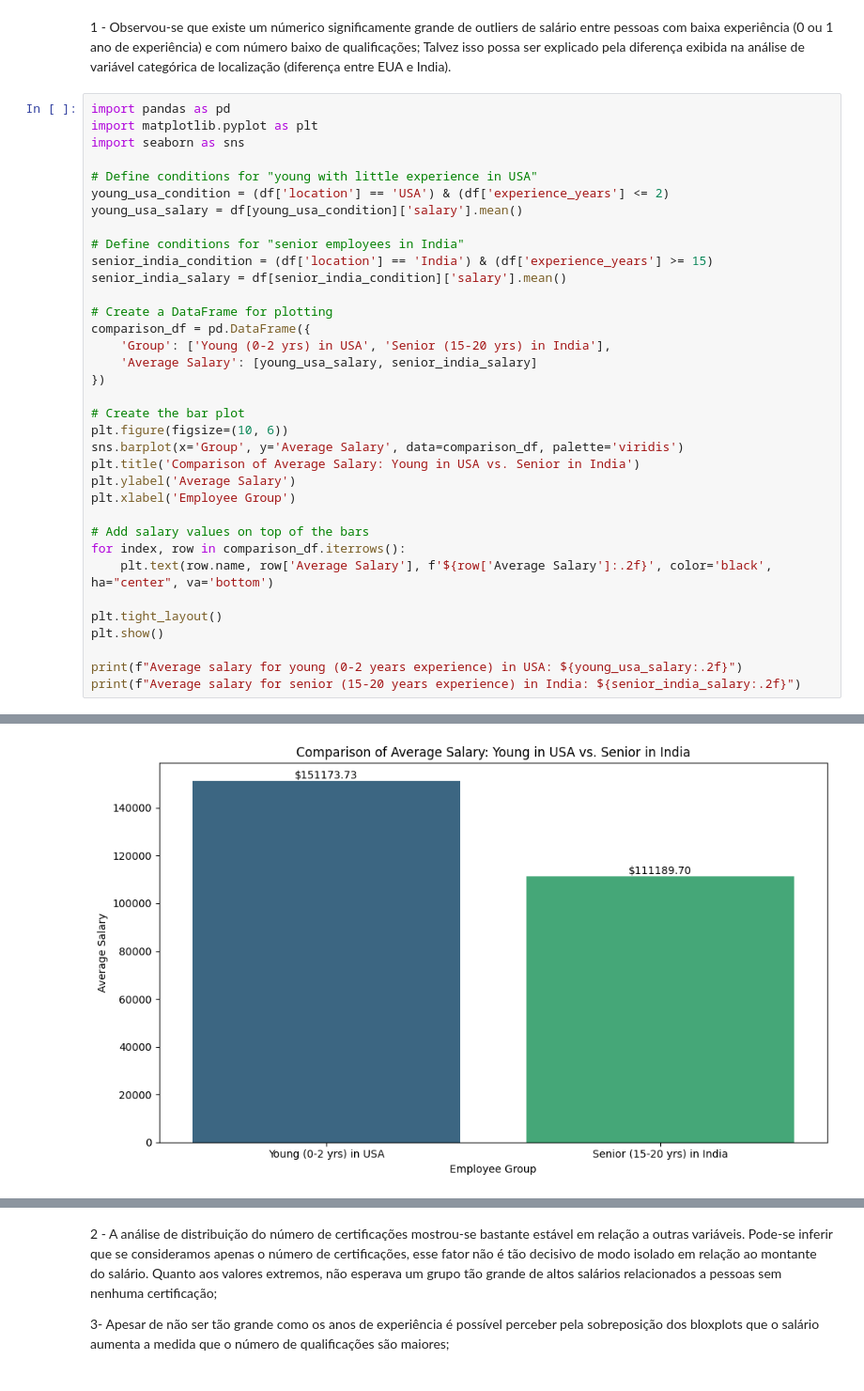
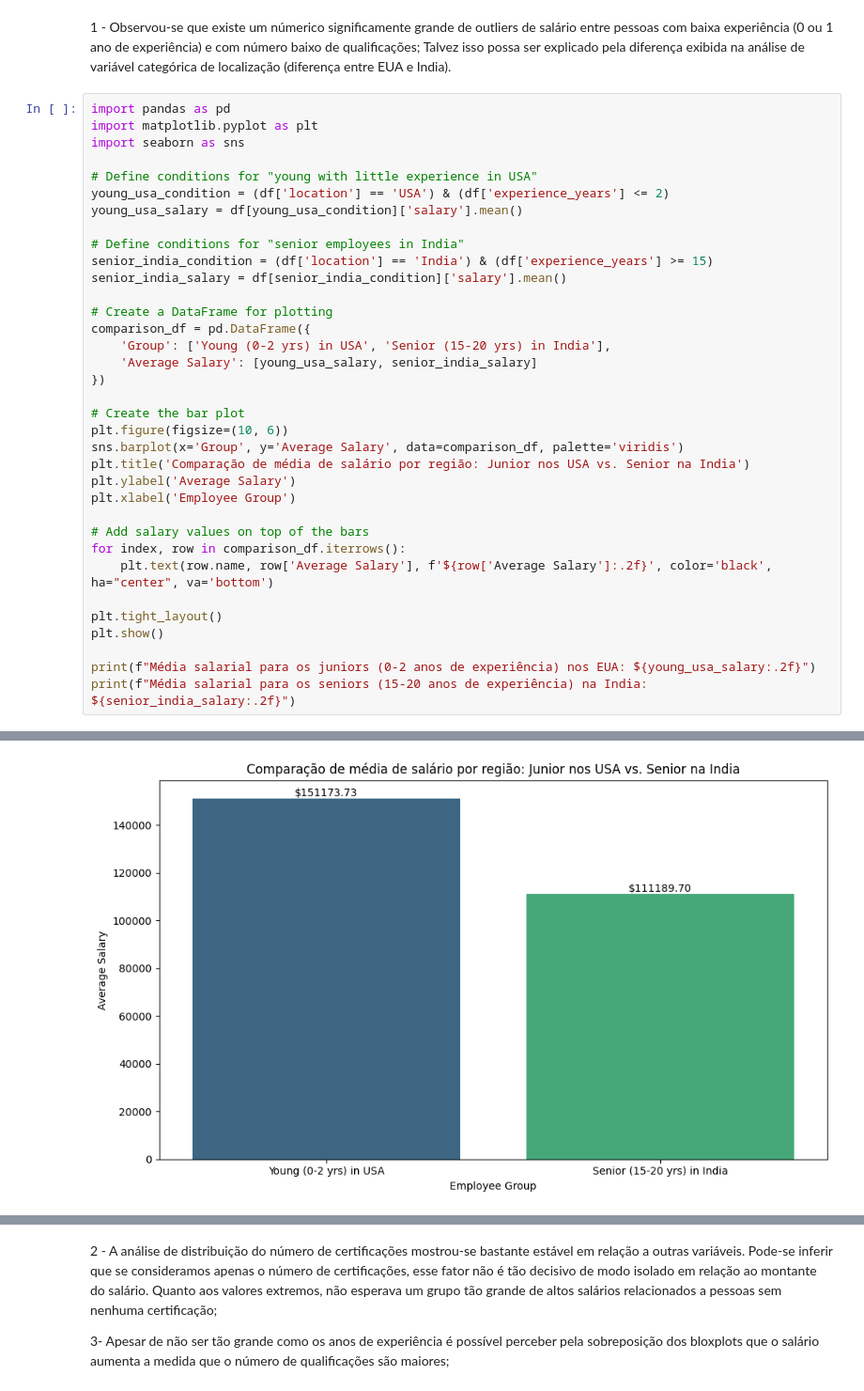
Before and after one commit to rafaelpvg/PUC_MVP, a Jupyter notebook: PUC_MVP_ANALISE_DE_DADOSvFinal.ipynb, the cells around one changed output, grey strips where cells are left out. Shown at 94% size. Drawn from its saved outputs; the diff is of its cells as text.

```diff
--- a/PUC_MVP_ANALISE_DE_DADOSvFinal.ipynb
+++ b/PUC_MVP_ANALISE_DE_DADOSvFinal.ipynb
@@ -305,34 +305,34 @@ import seaborn as sns
 young_usa_condition = (df['location'] == 'USA') & (df['experience_years'] <= 2)
 young_usa_salary = df[young_usa_condition]['salary'].mean()
 
 # Define conditions for "senior employees in India"
 senior_india_condition = (df['location'] == 'India') & (df['experience_years'] >= 15)
 senior_india_salary = df[senior_india_condition]['salary'].mean()
 
 # Create a DataFrame for plotting
 comparison_df = pd.DataFrame({
     'Group': ['Young (0-2 yrs) in USA', 'Senior (15-20 yrs) in India'],
     'Average Salary': [young_usa_salary, senior_india_salary]
 })
 
 # Create the bar plot
 plt.figure(figsize=(10, 6))
 sns.barplot(x='Group', y='Average Salary', data=comparison_df, palette='viridis')
-plt.title('Comparison of Average Salary: Young in USA vs. Senior in India')
+plt.title('Comparação de média de salário por região: Junior nos USA vs. Senior na India')
 plt.ylabel('Average Salary')
 plt.xlabel('Employee Group')
 
 # Add salary values on top of the bars
 for index, row in comparison_df.iterrows():
     plt.text(row.name, row['Average Salary'], f'${row['Average Salary']:.2f}', color='black', ha="center", va='bottom')
 
 plt.tight_layout()
 plt.show()
 
-print(f"Average salary for young (0-2 years experience) in USA: ${young_usa_salary:.2f}")
-print(f"Average salary for senior (15-20 years experience) in India: ${senior_india_salary:.2f}")
+print(f"Média salarial para os juniors (0-2 anos de experiência) nos EUA: ${young_usa_salary:.2f}")
+print(f"Média salarial para os seniors (15-20 anos de experiência) na India: ${senior_india_salary:.2f}")
 # %% [output]
 Passing `palette` without assigning `hue` is deprecated and will be removed in v0.14.0. Assign the `x` variable to `hue` and set `legend=False` for the same effect.
 
   sns.barplot(x='Group', y='Average Salary', data=comparison_df, palette='viridis')
-[figure, old version]
+[figure, new version]
```
Also changed, not shown: parts of 4 cells of this notebook.
